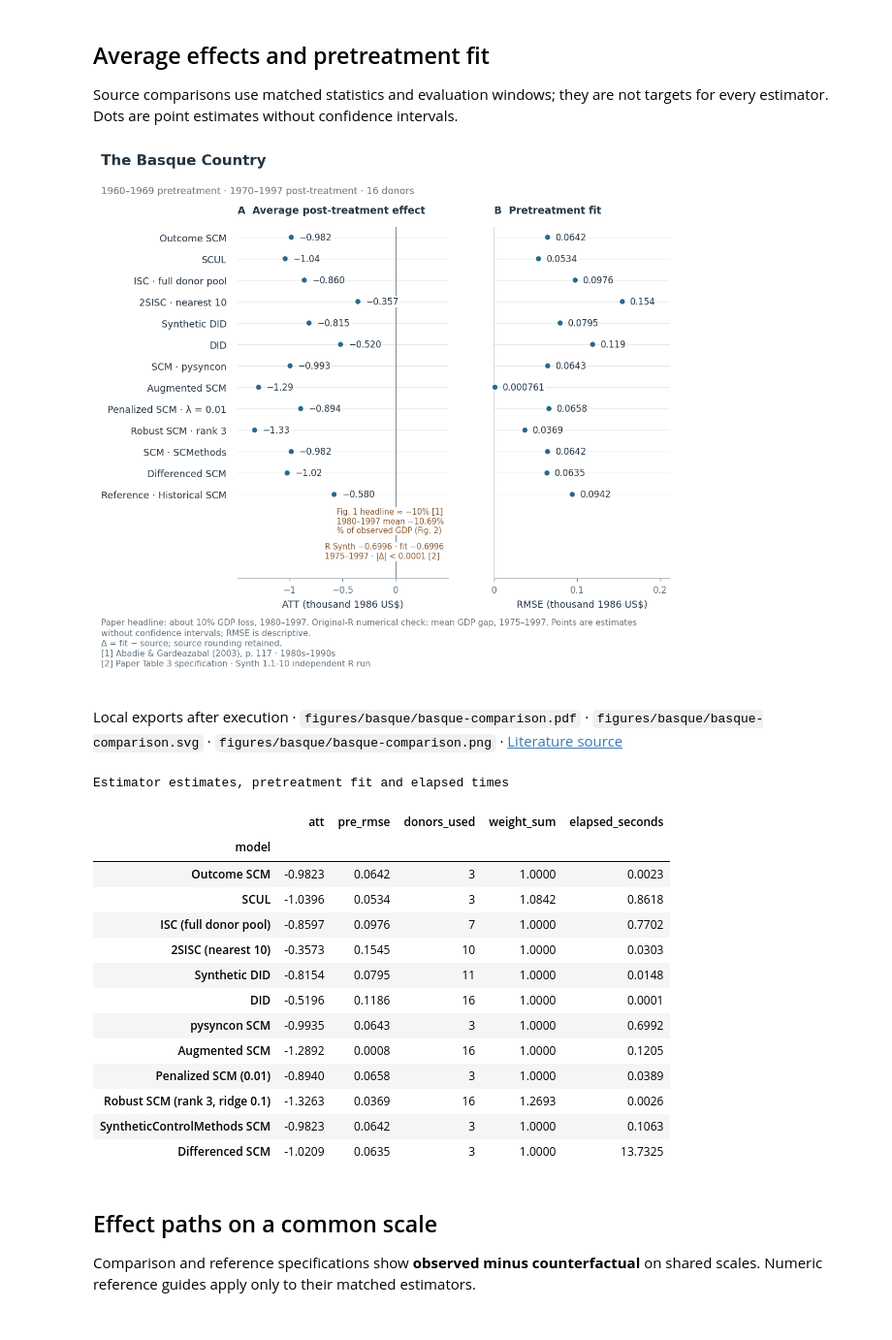
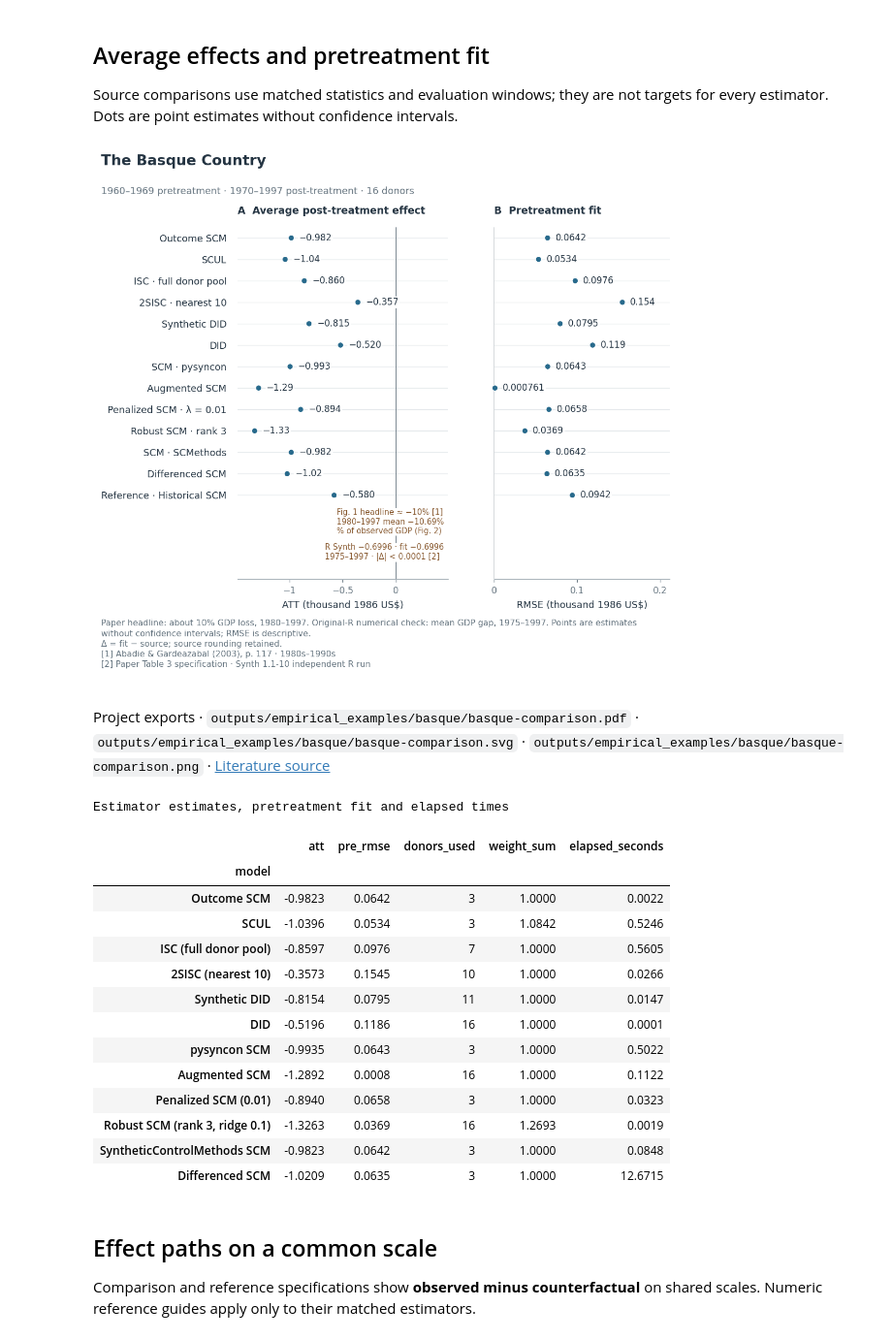
Before and after one commit to crahal/pysynthcon, a Jupyter notebook: empirical_examples/basque.ipynb, the cells around one changed output. Shown at 97% size. Saved outputs shown, nothing was run; the diff lists cells and outputs as text; code cells hidden in the pictures.

```diff
--- a/empirical_examples/basque.ipynb
+++ b/empirical_examples/basque.ipynb
@@ -101,17 +95,17 @@ the common-sample applications below.
 # %%
 figure_details = {'case': 'The Basque Country', 'outcome': 'GDP per capita (thousands of 1986 US dollars)', 'effect': 'Effect on GDP per capita (thousands of 1986 US dollars)', 'units': 'thousand 1986 US$', 'periods': '1960–1969 pretreatment · 1970–1997 post-treatment · 16 donors', 'onset': '1970', 'reference': 'Historical SCM counterfactual', 'reference_note': 'Historical predictor SCM. Numerical check: 1975–1997; common comparison: 1970–1997. Shading starts in 1970.', 'comparison_note': 'Paper headline: about 10% GDP loss, 1980–1997. Original-R numerical check: mean GDP gap, 1975–1997.'}
 benchmark = LITERATURE_BENCHMARKS[name]
-# Works when the kernel starts in either the repository or notebook folder.
-example_dir = Path.cwd() if Path.cwd().name == 'empirical_examples' else Path.cwd() / 'empirical_examples'
-figure_dir = Path(os.environ.get('PYSYNTH_FIGURE_DIR', example_dir / 'figures')) / name
-figure_dir.mkdir(parents=True, exist_ok=True)
+cwd = Path.cwd()
+root = cwd.parent if cwd.name == 'empirical_examples' else cwd
+output_dir = root / 'outputs' / 'empirical_examples' / name
+output_dir.mkdir(parents=True, exist_ok=True)
+versions.to_csv(output_dir / f'{name}-versions.csv')
+warning_rows = []
 
 def export_figure(fig, kind):
-    paths = save_figure(fig, figure_dir / f'{name}-{kind}')
-    paths_text = ' · '.join(
-        f'`{os.path.relpath(p, example_dir)}`' for p in paths
-    )
-    display(Markdown('Local exports after execution · ' + paths_text + f' · [Literature source]({benchmark.source_url})'))
+    paths = save_figure(fig, output_dir / f'{name}-{kind}')
+    paths_text = ' · '.join(f'`{p.relative_to(root).as_posix()}`' for p in paths)
+    display(Markdown('Project exports · ' + paths_text + f' · [Literature source]({benchmark.source_url})'))
     return paths
 
 def display_audit(title, *tables):
@@ -125,6 +119,7 @@ def display_warnings(section, records):
     if records:
         counts = Counter((w.category.__name__, str(w.message)) for w in records)
         rows = [(kind, message, count) for (kind, message), count in counts.items()]
+        warning_rows.extend((section, *row) for row in rows)
         display_audit(f'{section} warnings ({len(records)} emitted)',
                       pd.DataFrame(rows, columns=['Category', 'Message', 'Count']))
 
@@ -153,7 +148,9 @@ def matched_references(fit, additional=None):
 
 references = matched_references(reference, additional=additional)
 reference_table = reference_comparison_table(references)
-reference_table.to_csv(figure_dir / f'{name}-references.csv', index=False)
+reference_table.to_csv(output_dir / f'{name}-references.csv', index=False)
+replication_checks = pd.Series(report, name='Replication check')
+replication_checks.to_csv(output_dir / f'{name}-replication-checks.csv', index_label='statistic')
 ax = plot_paths(
     reference,
     title=figure_details['case'],
@@ -169,6 +166,6 @@ plt.show()
 reference_files = export_figure(ax.figure, 'reference')
 display_warnings('Historical fit and paper inference', reference_warnings)
 display_audit('Reference values and numerical replication checks',
-              reference_table, pd.Series(report, name='Replication check'))
+              reference_table, replication_checks)
 # %% [output]
 [figure]
@@ -281,35 +278,35 @@ confidence intervals.
 # %%
 fig, axes = plot_comparison(
     results, labels=display_labels,
     title=figure_details['case'],
     subtitle=figure_details['periods'],
     units=figure_details['units'],
     references=references,
     note=figure_details['comparison_note'] + ' Points are estimates without confidence intervals; RMSE is descriptive.',
 )
-comparison.to_csv(figure_dir / f'{name}-estimates.csv', float_format='%.12g')
+comparison.to_csv(output_dir / f'{name}-estimates.csv')
 plt.show()
 comparison_files = export_figure(fig, 'comparison')
 display_warnings('Estimator comparison', comparison_warnings)
 display_audit('Estimator estimates, pretreatment fit and elapsed times', comparison.round(4))
 # %% [output]
 [figure]
-Local exports after execution · `figures/basque/basque-comparison.pdf` · `figures/basque/basque-comparison.svg` · `figures/basque/basque-comparison.png` · [Literature source](https://economics.mit.edu/sites/default/files/publications/The%20Economic%20Costs%20of%20Conflict.pdf#page=5)
+Project exports · `outputs/empirical_examples/basque/basque-comparison.pdf` · `outputs/empirical_examples/basque/basque-comparison.svg` · `outputs/empirical_examples/basque/basque-comparison.png` · [Literature source](https://economics.mit.edu/sites/default/files/publications/The%20Economic%20Costs%20of%20Conflict.pdf#page=5)
 Estimator estimates, pretreatment fit and elapsed times
 |  | att | pre_rmse | donors_used | weight_sum | elapsed_seconds |
 | model |  |  |  |  |  |
-| Outcome SCM | -0.9823 | 0.0642 | 3 | 1.0000 | 0.0023 |
-| SCUL | -1.0396 | 0.0534 | 3 | 1.0842 | 0.8618 |
-| ISC (full donor pool) | -0.8597 | 0.0976 | 7 | 1.0000 | 0.7702 |
-| 2SISC (nearest 10) | -0.3573 | 0.1545 | 10 | 1.0000 | 0.0303 |
-| Synthetic DID | -0.8154 | 0.0795 | 11 | 1.0000 | 0.0148 |
+| Outcome SCM | -0.9823 | 0.0642 | 3 | 1.0000 | 0.0022 |
+| SCUL | -1.0396 | 0.0534 | 3 | 1.0842 | 0.5246 |
+| ISC (full donor pool) | -0.8597 | 0.0976 | 7 | 1.0000 | 0.5605 |
+| 2SISC (nearest 10) | -0.3573 | 0.1545 | 10 | 1.0000 | 0.0266 |
+| Synthetic DID | -0.8154 | 0.0795 | 11 | 1.0000 | 0.0147 |
 | DID | -0.5196 | 0.1186 | 16 | 1.0000 | 0.0001 |
-| pysyncon SCM | -0.9935 | 0.0643 | 3 | 1.0000 | 0.6992 |
-| Augmented SCM | -1.2892 | 0.0008 | 16 | 1.0000 | 0.1205 |
-| Penalized SCM (0.01) | -0.8940 | 0.0658 | 3 | 1.0000 | 0.0389 |
-| Robust SCM (rank 3, ridge 0.1) | -1.3263 | 0.0369 | 16 | 1.2693 | 0.0026 |
-| SyntheticControlMethods SCM | -0.9823 | 0.0642 | 3 | 1.0000 | 0.1063 |
-| Differenced SCM | -1.0209 | 0.0635 | 3 | 1.0000 | 13.7325 |
+| pysyncon SCM | -0.9935 | 0.0643 | 3 | 1.0000 | 0.5022 |
+| Augmented SCM | -1.2892 | 0.0008 | 16 | 1.0000 | 0.1122 |
+| Penalized SCM (0.01) | -0.8940 | 0.0658 | 3 | 1.0000 | 0.0323 |
+| Robust SCM (rank 3, ridge 0.1) | -1.3263 | 0.0369 | 16 | 1.2693 | 0.0019 |
+| SyntheticControlMethods SCM | -0.9823 | 0.0642 | 3 | 1.0000 | 0.0848 |
+| Differenced SCM | -1.0209 | 0.0635 | 3 | 1.0000 | 12.6715 |
 # %% [markdown]
 ## Effect paths on a common scale
 
```
Also changed, not shown: parts of 10 cells of this notebook, 4 other files.
